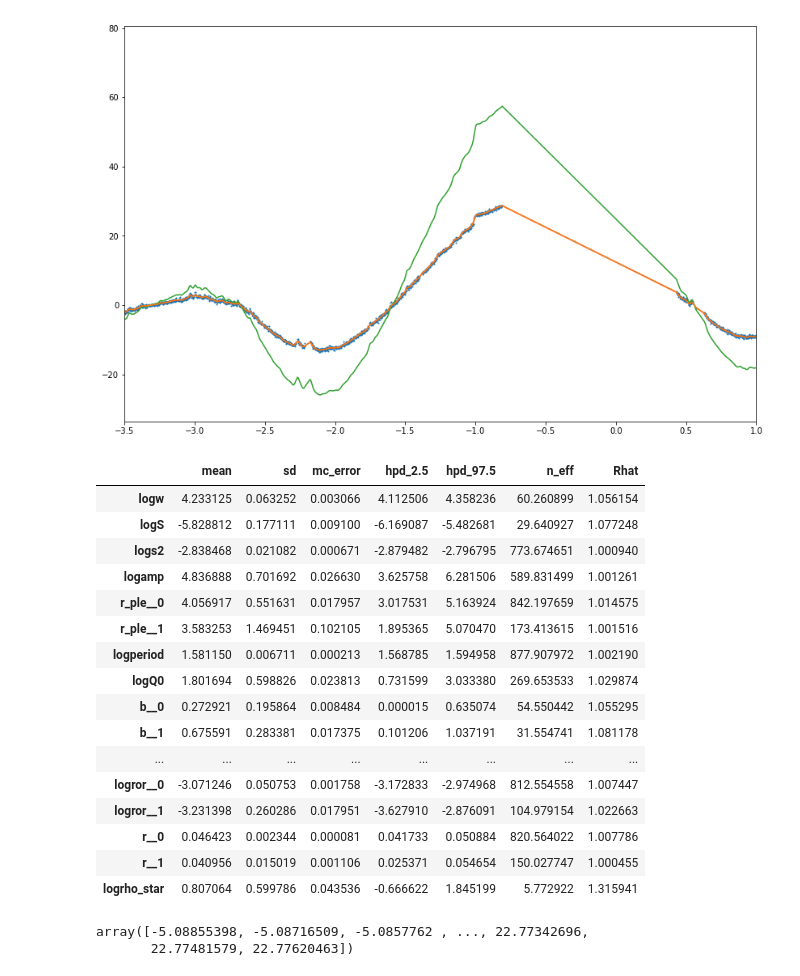
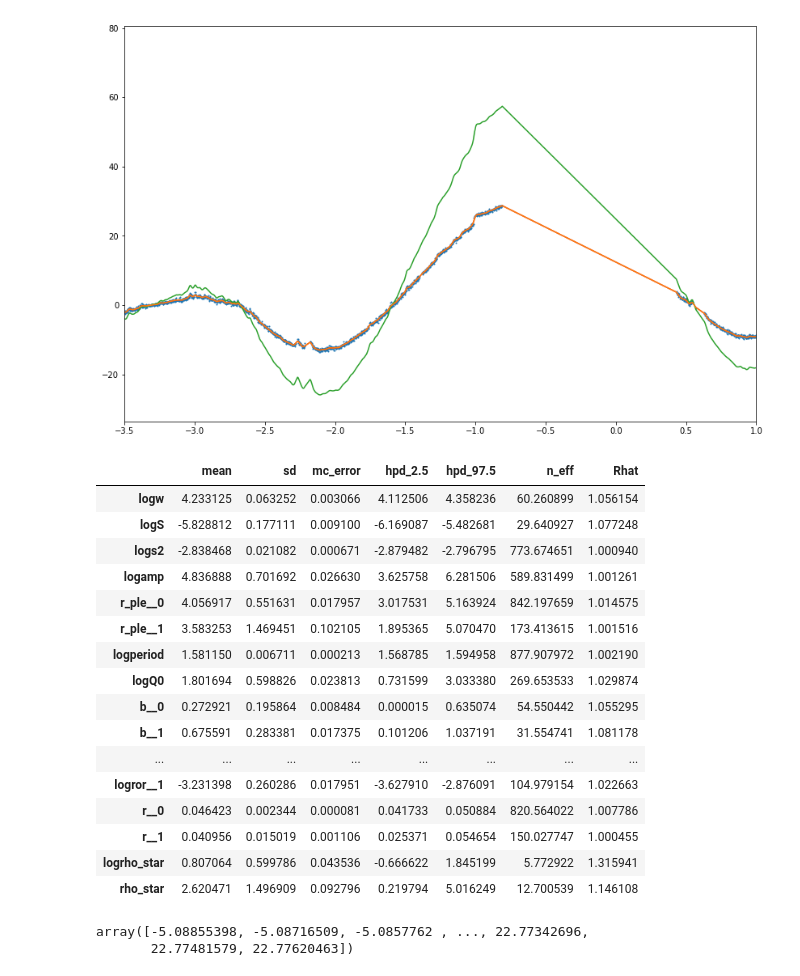
Before and after one commit to mrtommyb/l98-59-transitmodel, a Jupyter notebook: code/for_tom-Copy1.ipynb, the cells around one changed output. Saved outputs shown, nothing was run; the diff lists cells and outputs as text; code cells hidden in the pictures.

```diff
--- a/code/for_tom-Copy1.ipynb
+++ b/code/for_tom-Copy1.ipynb
@@ -459,25 +459,25 @@ plt.xlim(-3.5,1)
 # %%
 pm.summary(trace, varnames=["logw", "logS", "logs2", "logamp", "r_ple", "logperiod", "logQ0",
                             "b", "t0", "p_period", "r_star", "rho_star", "u_star", "mean", 'logror', 'r', 'logrho_star',
-                           'logrho_star'])
+                           'rho_star'])
 # %% [output]
 |  | mean | sd | mc_error | hpd_2.5 | hpd_97.5 | n_eff | Rhat |
 | logw | 4.233125 | 0.063252 | 0.003066 | 4.112506 | 4.358236 | 60.260899 | 1.056154 |
 | logS | -5.828812 | 0.177111 | 0.009100 | -6.169087 | -5.482681 | 29.640927 | 1.077248 |
 | logs2 | -2.838468 | 0.021082 | 0.000671 | -2.879482 | -2.796795 | 773.674651 | 1.000940 |
 | logamp | 4.836888 | 0.701692 | 0.026630 | 3.625758 | 6.281506 | 589.831499 | 1.001261 |
 | r_ple__0 | 4.056917 | 0.551631 | 0.017957 | 3.017531 | 5.163924 | 842.197659 | 1.014575 |
 | r_ple__1 | 3.583253 | 1.469451 | 0.102105 | 1.895365 | 5.070470 | 173.413615 | 1.001516 |
 | logperiod | 1.581150 | 0.006711 | 0.000213 | 1.568785 | 1.594958 | 877.907972 | 1.002190 |
 | logQ0 | 1.801694 | 0.598826 | 0.023813 | 0.731599 | 3.033380 | 269.653533 | 1.029874 |
 | b__0 | 0.272921 | 0.195864 | 0.008484 | 0.000015 | 0.635074 | 54.550442 | 1.055295 |
 | b__1 | 0.675591 | 0.283381 | 0.017375 | 0.101206 | 1.037191 | 31.554741 | 1.081178 |
 | ... | ... | ... | ... | ... | ... | ... | ... |
-| logror__0 | -3.071246 | 0.050753 | 0.001758 | -3.172833 | -2.974968 | 812.554558 | 1.007447 |
 | logror__1 | -3.231398 | 0.260286 | 0.017951 | -3.627910 | -2.876091 | 104.979154 | 1.022663 |
 | r__0 | 0.046423 | 0.002344 | 0.000081 | 0.041733 | 0.050884 | 820.564022 | 1.007786 |
 | r__1 | 0.040956 | 0.015019 | 0.001106 | 0.025371 | 0.054654 | 150.027747 | 1.000455 |
 | logrho_star | 0.807064 | 0.599786 | 0.043536 | -0.666622 | 1.845199 | 5.772922 | 1.315941 |
+| rho_star | 2.620471 | 1.496909 | 0.092796 | 0.219794 | 5.016249 | 12.700539 | 1.146108 |
 # %%
 x[mask] - np.median(trace['t0'])
 # %% [output]
```
Also changed, not shown: 38 other files.
